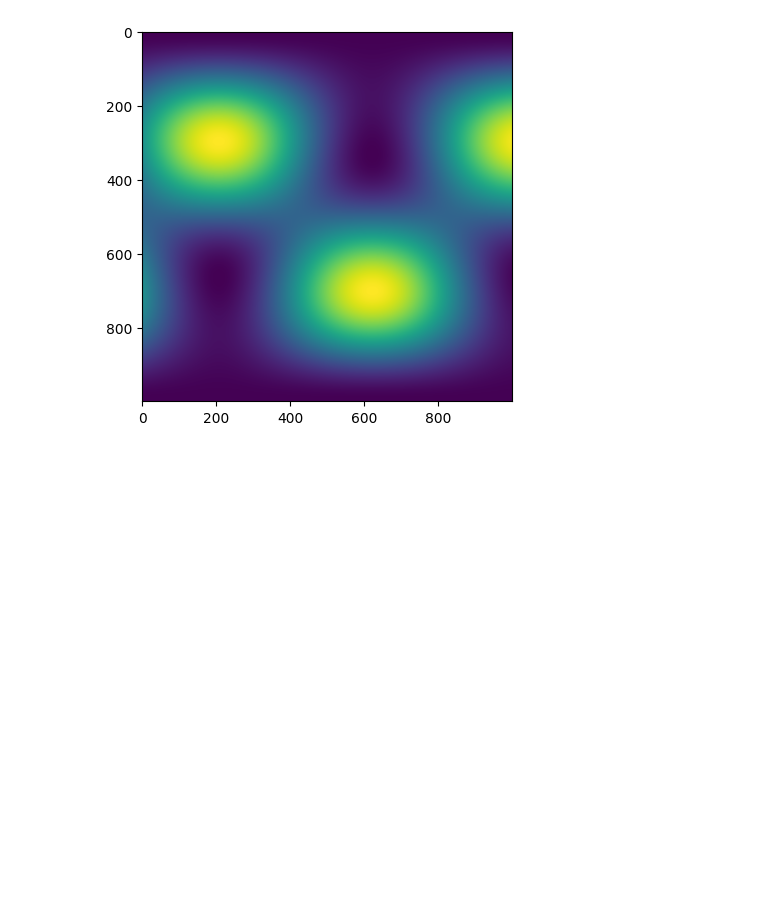
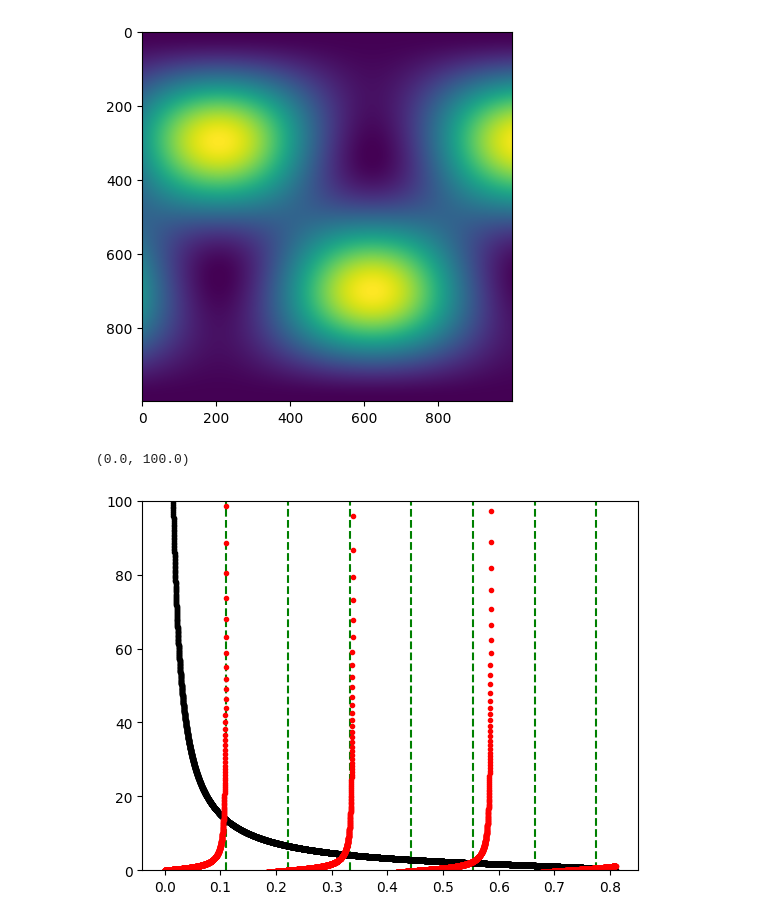
Before and after one commit to IPrearo/OptSim, a Jupyter notebook: src/optsim/testing.ipynb, the cells around one changed output. Drawn from its saved outputs; the diff is of its cells as text; code cells hidden in the pictures; blank space fills up the shorter version.

Commit message:
started implementing dielectric planar guides

```diff
--- a/src/optsim/testing.ipynb
+++ b/src/optsim/testing.ipynb
@@ -21,3 +21,23 @@ plt.imshow(ExEx.T)
 plt.show()
 # %% [output]
 [figure]
+# %%
+d_mode1 = guides.TE_PDGMode(0, 1.45, 1, 1.55e-6, 7e-6)
+
+thetas = np.linspace(0, d_mode1.theta_c, 10000)
+
+left_side_equation = lambda theta: np.sqrt( np.sin(d_mode1.theta_c)**2 / np.sin(theta)**2 - 1 ) \
+                                / np.cos(d_mode1.theta_c)**2
+
+right_side_equation = lambda theta: np.tan(np.pi * d_mode1.d/d_mode1.wl * np.sin(theta) \
+                                           - 0.5*d_mode1.m * np.pi)
+
+for i in range(1,d_mode1.maximum_mode()+1):
+    plt.vlines(i * d_mode1.wl / (2*d_mode1.d), 0, 100, colors='green', linestyles='dashed')
+
+plt.plot(thetas, left_side_equation(thetas), 'k.')
+plt.plot(thetas, right_side_equation(thetas), 'r.')
+plt.ylim(0,100)
+# %% [output]
+(0.0, 100.0)
+[figure, added]
```
Also changed, not shown: parts of 1 cell of this notebook, 1 other file.
